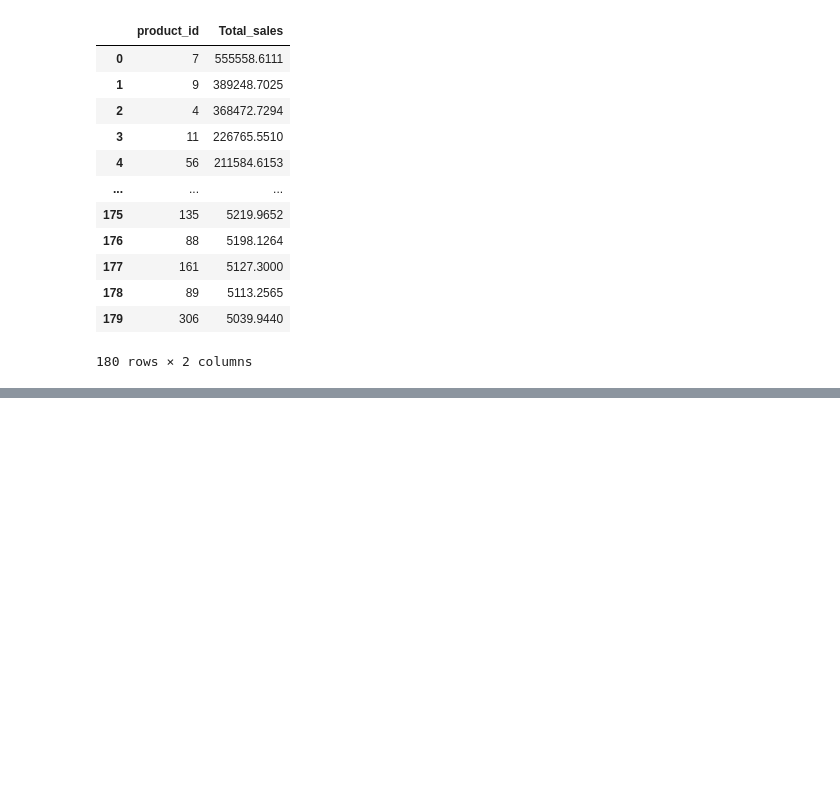
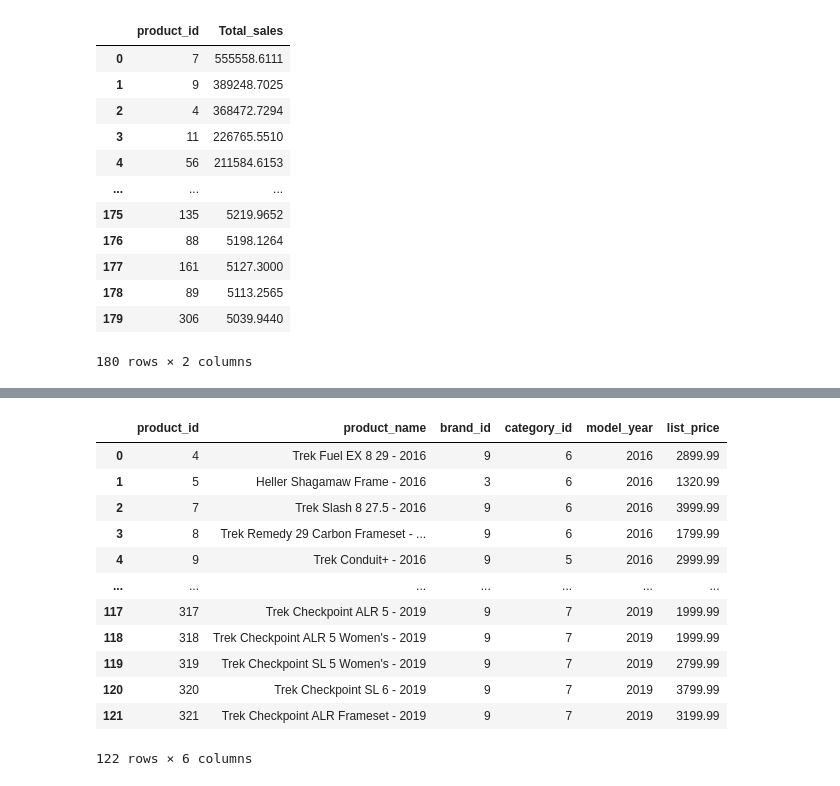
Before and after one commit to Priyanshu-Bhattacharjee-Professional/RDBMS_bike_store_trend_analysis, a Jupyter notebook: RDBMS_V1.ipynb, the cells around one changed output, grey strips where cells are left out. Drawn from its saved outputs; the diff is of its cells as text; code cells hidden in the pictures; blank space fills up the shorter version.

```diff
--- a/RDBMS_V1.ipynb
+++ b/RDBMS_V1.ipynb
@@ -280,0 +396,26 @@ df
+# %%
+query = """
+SELECT *
+FROM products
+WHERE list_price > (
+    SELECT AVG(list_price) AS avg_lp
+    FROM products
+    WHERE model_year = 2017);
+"""
+
+df = pd.read_sql_query(query,connection)
+df
+# %% [output]
+|  | product_id | product_name | brand_id | category_id | model_year | list_price |
+| 0 | 4 | Trek Fuel EX 8 29 - 2016 | 9 | 6 | 2016 | 2899.99 |
+| 1 | 5 | Heller Shagamaw Frame - 2016 | 3 | 6 | 2016 | 1320.99 |
+| 2 | 7 | Trek Slash 8 27.5 - 2016 | 9 | 6 | 2016 | 3999.99 |
+| 3 | 8 | Trek Remedy 29 Carbon Frameset - ... | 9 | 6 | 2016 | 1799.99 |
+| 4 | 9 | Trek Conduit+ - 2016 | 9 | 5 | 2016 | 2999.99 |
+| ... | ... | ... | ... | ... | ... | ... |
+| 117 | 317 | Trek Checkpoint ALR 5 - 2019 | 9 | 7 | 2019 | 1999.99 |
+| 118 | 318 | Trek Checkpoint ALR 5 Women's - 2019 | 9 | 7 | 2019 | 1999.99 |
+| 119 | 319 | Trek Checkpoint SL 5 Women's - 2019 | 9 | 7 | 2019 | 2799.99 |
+| 120 | 320 | Trek Checkpoint SL 6 - 2019 | 9 | 7 | 2019 | 3799.99 |
+| 121 | 321 | Trek Checkpoint ALR Frameset - 2019 | 9 | 7 | 2019 | 3199.99 |
+122 rows × 6 columns
```
Also changed, not shown: parts of 5 cells of this notebook.
